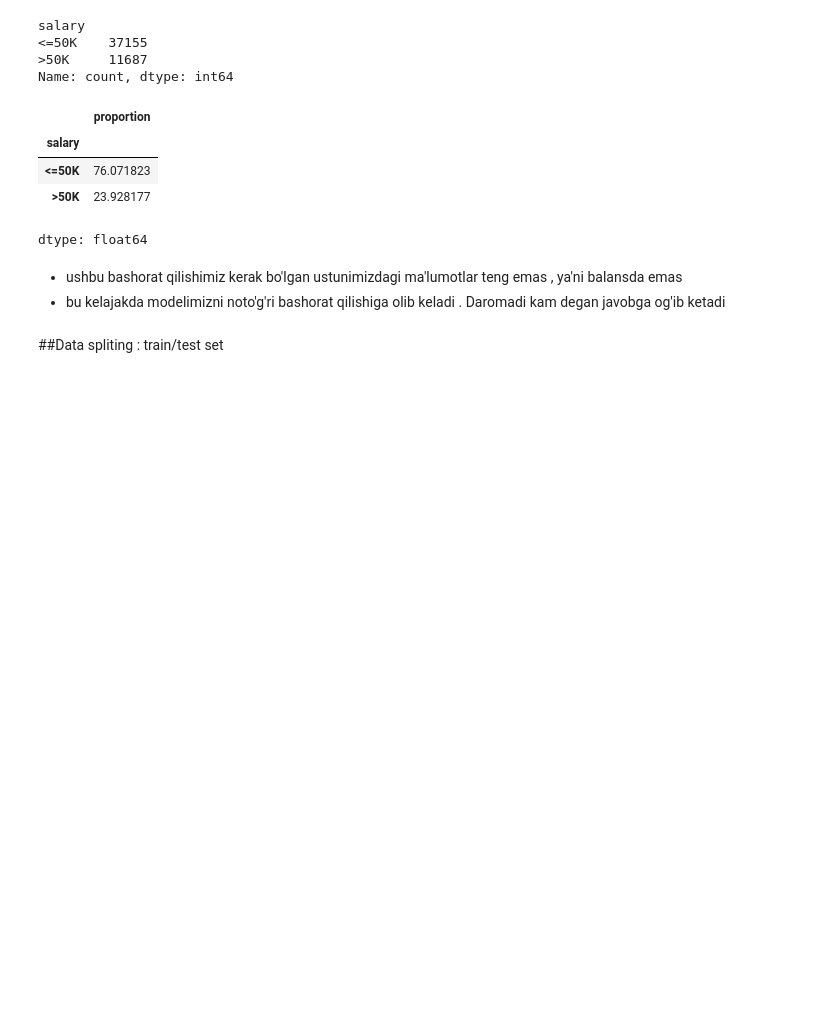
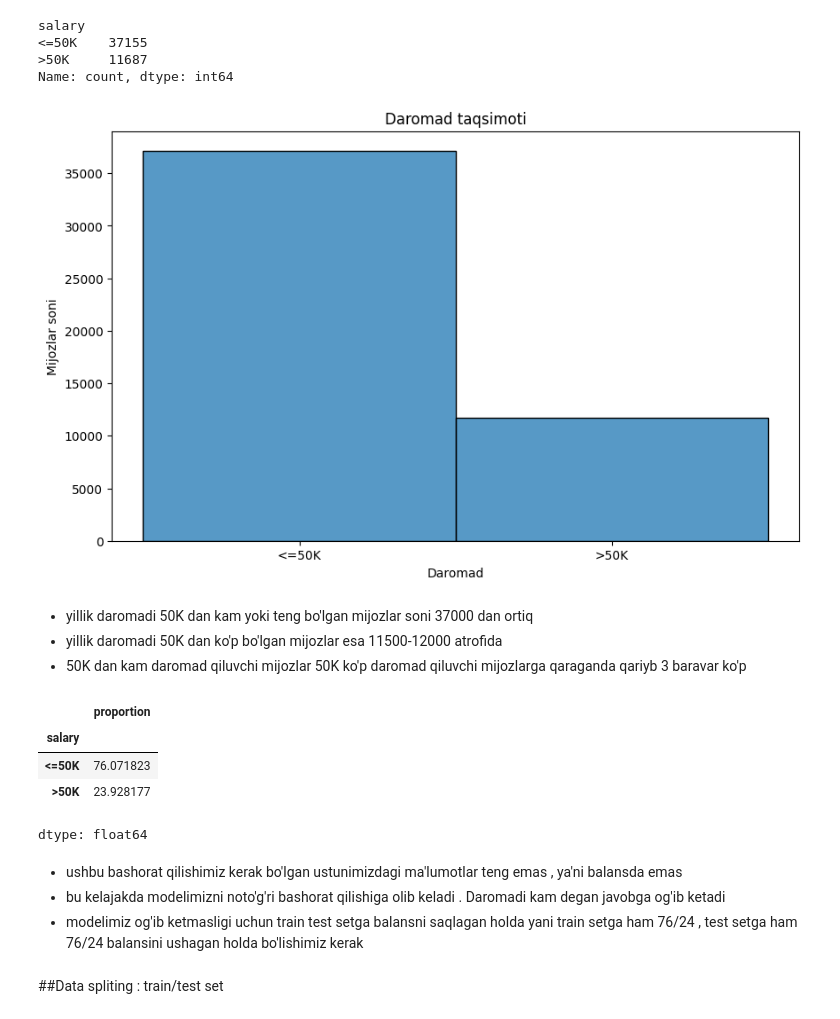
Before and after one commit to izzat-ai/learning-ai, a Jupyter notebook: projects/credit_scoring_project/credit_scoring.ipynb, the cells around one changed output. Cells and saved outputs as stored; diff of their text form; code cells hidden in the pictures; blank space fills up the shorter version.

```diff
--- a/projects/credit_scoring_project/credit_scoring.ipynb
+++ b/projects/credit_scoring_project/credit_scoring.ipynb
@@ -129,6 +139,21 @@ salary
 <=50K    37155
 >50K     11687
 Name: count, dtype: int64
+# %%
+# grafikda tahlil qilamiz
+plt.figure(figsize=(10, 6))
+sns.histplot(data=df, x=df['salary'])
+
+plt.title("Daromad taqsimoti")
+plt.xlabel("Daromad")
+plt.ylabel("Mijozlar soni")
+plt.show()
+# %% [output]
+[figure, added]
+# %% [markdown]
+- yillik daromadi 50K dan kam yoki teng bo'lgan mijozlar soni 37000 dan ortiq
+- yillik daromadi 50K dan ko'p bo'lgan mijozlar esa 11500-12000 atrofida
+- 50K dan kam daromad qiluvchi mijozlar 50K ko'p daromad qiluvchi mijozlarga qaraganda qariyb 3 baravar ko'p
 # %%
 # foiz ko'rinishida
 df['salary'].value_counts(normalize=True) * 100
@@ -141,6 +166,7 @@ dtype: float64
 # %% [markdown]
 - ushbu bashorat qilishimiz kerak bo'lgan ustunimizdagi ma'lumotlar teng emas , ya'ni balansda emas
 - bu kelajakda modelimizni noto'g'ri bashorat qilishiga olib keladi . Daromadi kam degan javobga og'ib ketadi
+- modelimiz og'ib ketmasligi uchun train test setga balansni saqlagan holda yani train setga ham 76/24 , test setga ham 76/24 balansini ushagan holda bo'lishimiz kerak
 # %% [markdown]
 ##Data spliting : train/test set
 # %%
```
Also changed, not shown: parts of 5 cells of this notebook.
